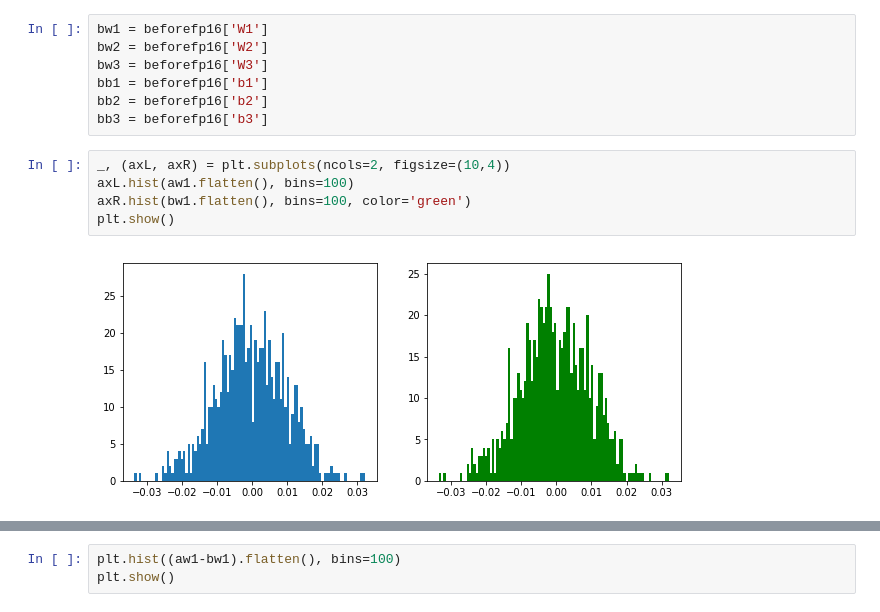
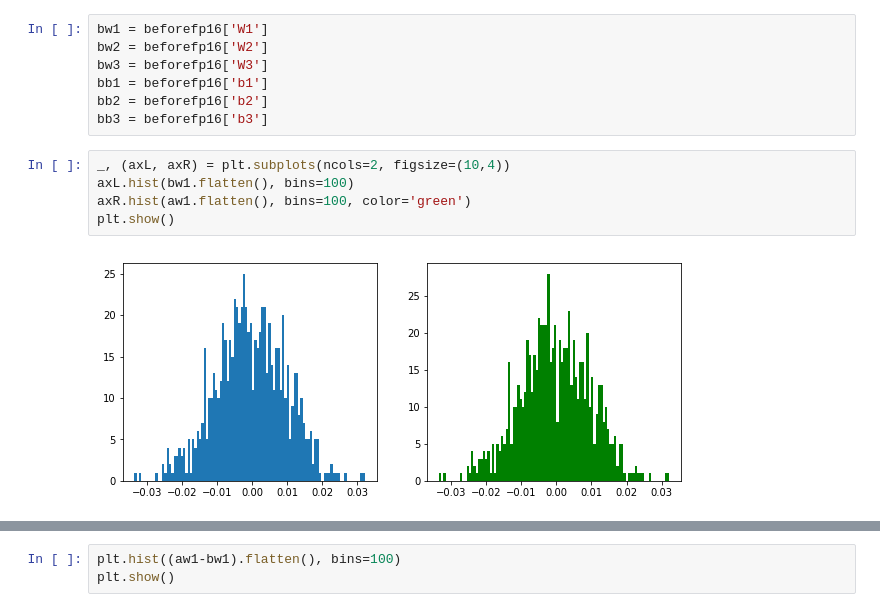
Before and after one commit to wakanapo/cnn_library, a Jupyter notebook: experiment/CNN_fp16.ipynb, the cells around one changed output, grey strips where cells are left out. Drawn from its saved outputs; the diff is of its cells as text.

```diff
--- a/experiment/cnn_fp16.ipynb
+++ b/experiment/CNN_fp16.ipynb
@@ -70,10 +70,10 @@ bb2 = beforefp16['b2']
 bb3 = beforefp16['b3']
 # %%
 _, (axL, axR) = plt.subplots(ncols=2, figsize=(10,4))
-axL.hist(aw1.flatten(), bins=100)
-axR.hist(bw1.flatten(), bins=100, color='green')
+axL.hist(bw1.flatten(), bins=100)
+axR.hist(aw1.flatten(), bins=100, color='green')
 plt.show()
 # %% [output]
-[figure, old version]
+[figure, new version]
 # %%
 _, (axL, axR) = plt.subplots(ncols=2, figsize=(10,4))
```
Also changed, not shown: parts of 2 cells of this notebook, 18 other files.
